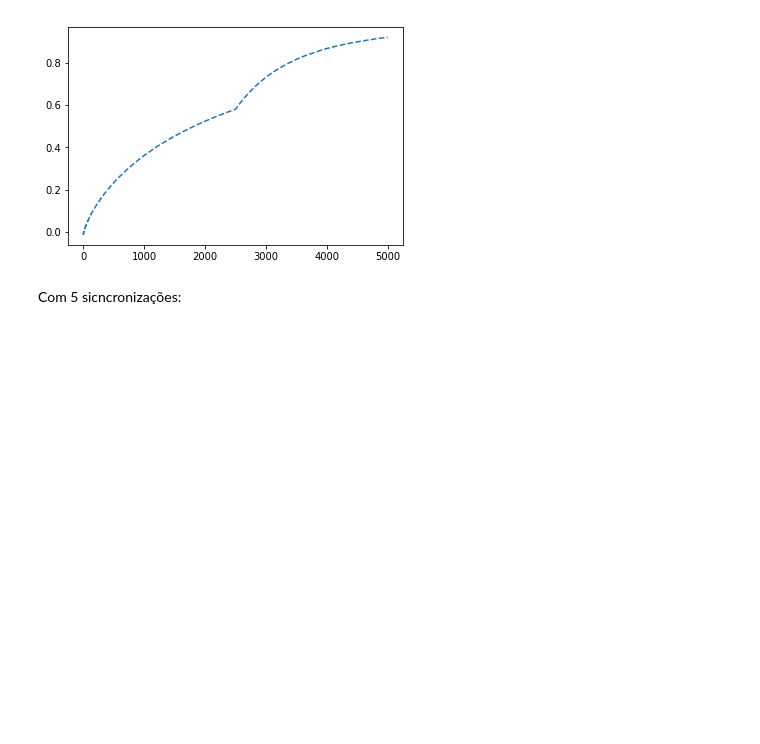
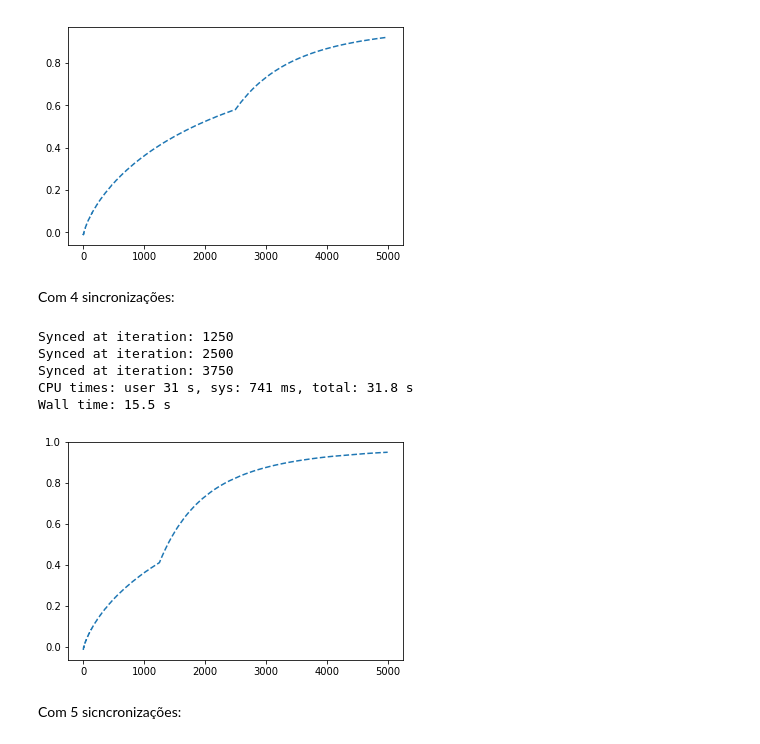
Before and after one commit to jcolares/gdp, a Jupyter notebook: GDParalelo.ipynb, the cells around one changed output. Cells and saved outputs as stored; diff of their text form; code cells hidden in the pictures; blank space fills up the shorter version.

```diff
--- a/GDParalelo.ipynb
+++ b/GDParalelo.ipynb
@@ -220,6 +219,22 @@ Wall time: 17.1 s
 utils.plot_scores(scores_2_sync)
 # %% [output]
 [figure]
+# %% [markdown]
+Com 4 sincronizações:
+# %%
+n_jobs = 4
+n_sync = 4
+%time scores_4_sync = utils.sim_parallel_sgd(X_train, y_train, X_test, y_test, n_iter, n_jobs, n_sync=n_sync, split_per_job=1, overlap=True, verbose=True)
+# %% [output]
+Synced at iteration: 1250
+Synced at iteration: 2500
+Synced at iteration: 3750
+CPU times: user 31 s, sys: 741 ms, total: 31.8 s
+Wall time: 15.5 s
+# %%
+utils.plot_scores(scores_4_sync)
+# %% [output]
+[figure, added]
 # %% [markdown]
 Com 5 sicncronizações:
 # %%
```
Also changed, not shown: parts of 24 cells of this notebook.
